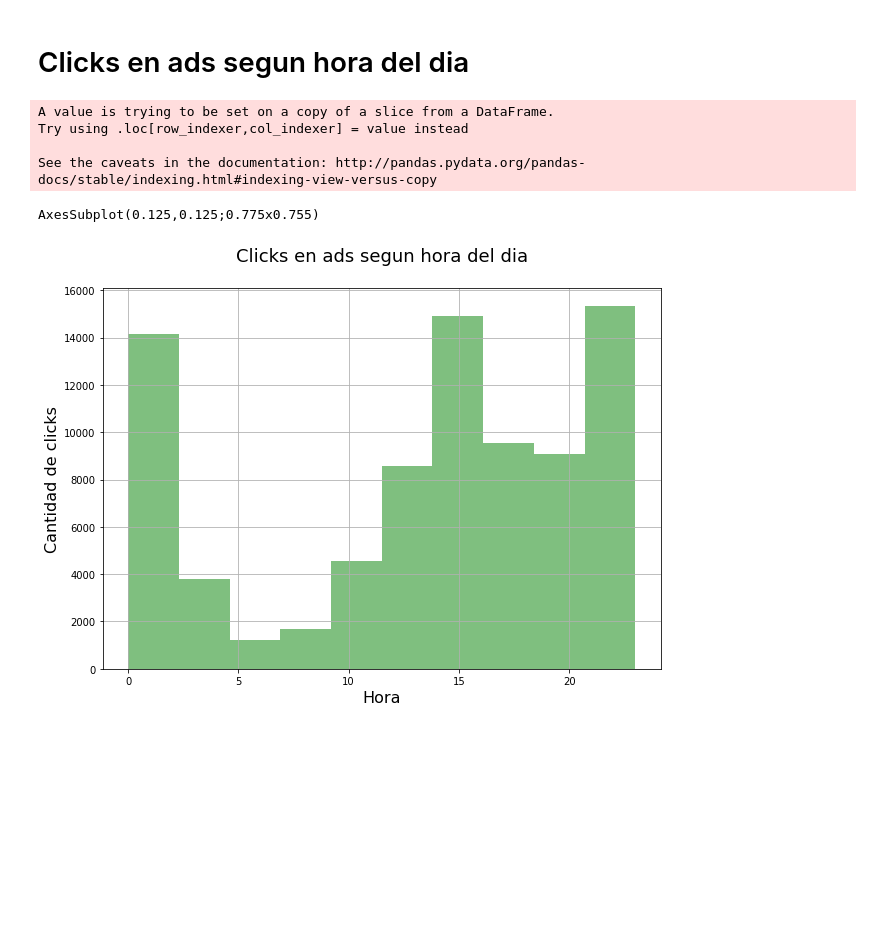
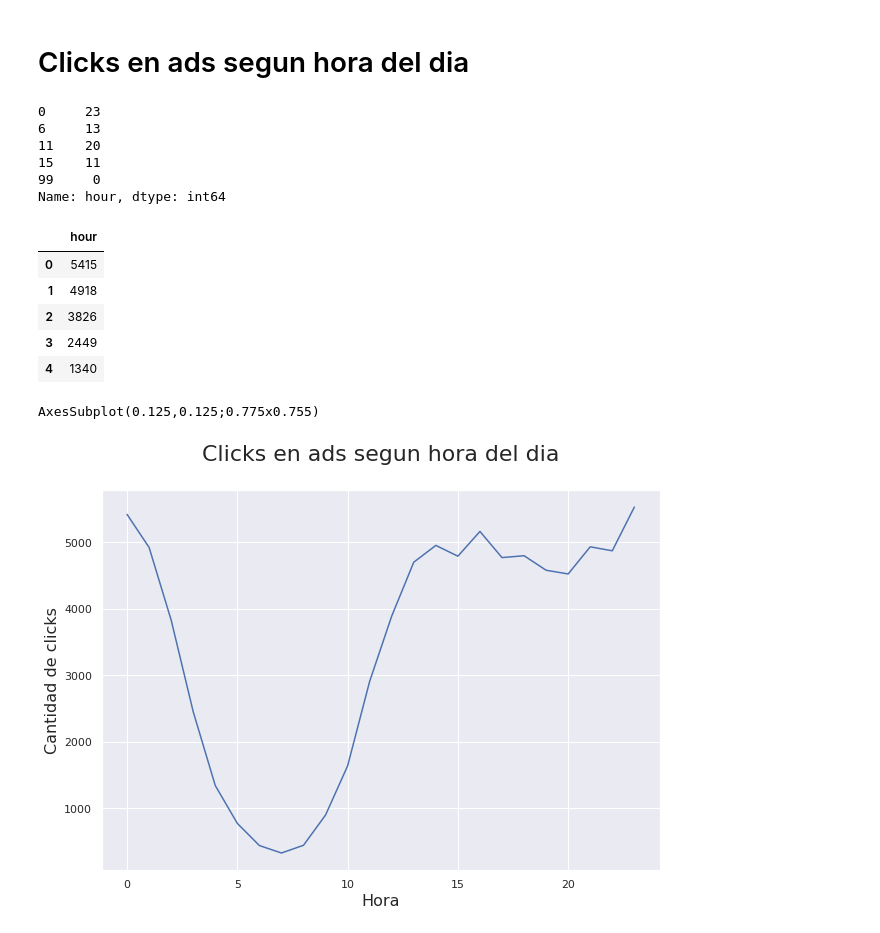
Before and after one commit to javier2409/TP1Datos2C2018, a Jupyter notebook: ad campaign hit.ipynb, the cells around one changed output. Cells and saved outputs as stored; diff of their text form; code cells hidden in the pictures; blank space fills up the shorter version.

```diff
--- a/ad campaign hit.ipynb
+++ b/ad campaign hit.ipynb
@@ -74,20 +77,33 @@ El porecentaje de personas que compro de los que entraron por ads es del 2.69%
+# %%
+df_ads['hour'].head()
+# %% [output]
+0     23
+6     13
+11    20
+15    11
+99     0
+Name: hour, dtype: int64
+# %%
+plot = df_ads['hour'].value_counts().sort_index().to_frame()
+plot.head()
+# %% [output]
+|  | hour |
+| 0 | 5415 |
+| 1 | 4918 |
+| 2 | 3826 |
+| 3 | 2449 |
+| 4 | 1340 |
 # %%
 fig_size = plt.rcParams["figure.figsize"]
 fig_size[0]=10
 fig_size[1]=7
 plt.rcParams["figure.figsize"] = fig_size
-
-df_ads['hour'] = df_ads['time'].dt.hour
-g = df_ads['hour'].plot.hist(color='green',alpha=0.5)
-g.set_title('Clicks en ads segun hora del dia\n',size=18)
+sns.set()
+g = sns.lineplot(data=plot,x=plot.index,y='hour')
+g.set_title('Clicks en ads segun hora del dia\n',size=22)
 g.set_xlabel('Hora',size=16)
 g.set_ylabel('Cantidad de clicks',size=16)
-g.grid()
 print(g)
 # %% [output]
-A value is trying to be set on a copy of a slice from a DataFrame.
-Try using .loc[row_indexer,col_indexer] = value instead
-
-See the caveats in the documentation: http://pandas.pydata.org/pandas-docs/stable/indexing.html#indexing-view-versus-copy
+AxesSubplot(0.125,0.125;0.775x0.755)
-AxesSubplot(0.125,0.125;0.775x0.755)
-[figure, old version]
+[figure, new version]
```
Also changed, not shown: parts of 5 cells of this notebook, 2 other files.
